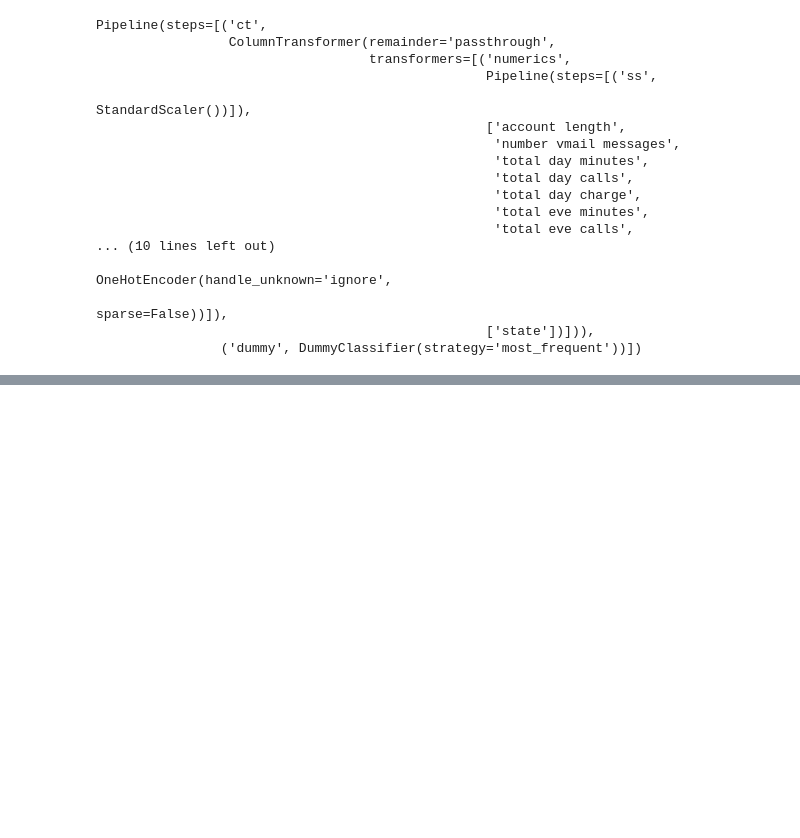
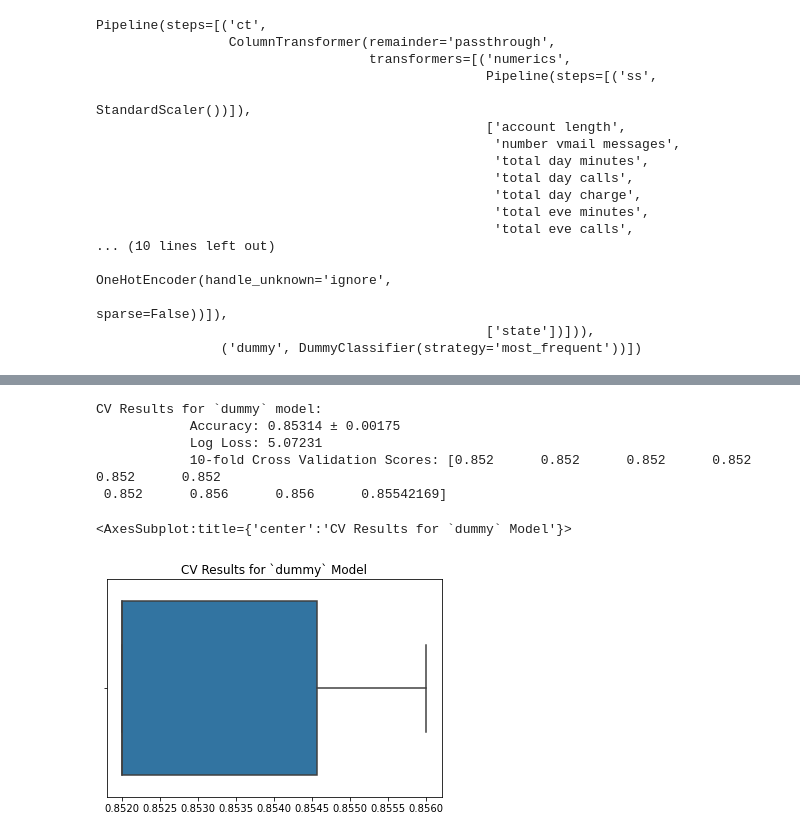
Before and after one commit to clairesarraille/SyriaTel_Customer_Churn, a Jupyter notebook: notebook_02.ipynb, the cells around one changed output, grey strips where cells are left out. Saved outputs shown, nothing was run; the diff lists cells and outputs as text; code cells hidden in the pictures; blank space fills up the shorter version.

```diff
--- a/notebook_02.ipynb
+++ b/notebook_02.ipynb
@@ -347,0 +452,22 @@ Pipeline(steps=[('ct',
+# %%
+# Now let's instantiate a dummy pipeline model and fit via inheritance from the ModelWithCV class:
+dum_pipe_cv = ModelWithCV(
+    dumpipe,
+    model_name='dummy',
+    X=X_train,
+    y=y_train,
+)
+# %%
+fig, ax =plt.subplots()
+
+dum_pipe_cv.print_cv_summary()
+
+dum_pipe_cv.plot_cv(ax=ax)
+# %% [output]
+CV Results for `dummy` model:
+            Accuracy: 0.85314 ± 0.00175
+            Log Loss: 5.07231
+            10-fold Cross Validation Scores: [0.852      0.852      0.852      0.852      0.852      0.852
+ 0.852      0.856      0.856      0.85542169]
+<AxesSubplot:title={'center':'CV Results for `dummy` Model'}>
+[figure, added]
```
Also changed, not shown: parts of 37 cells of this notebook.
